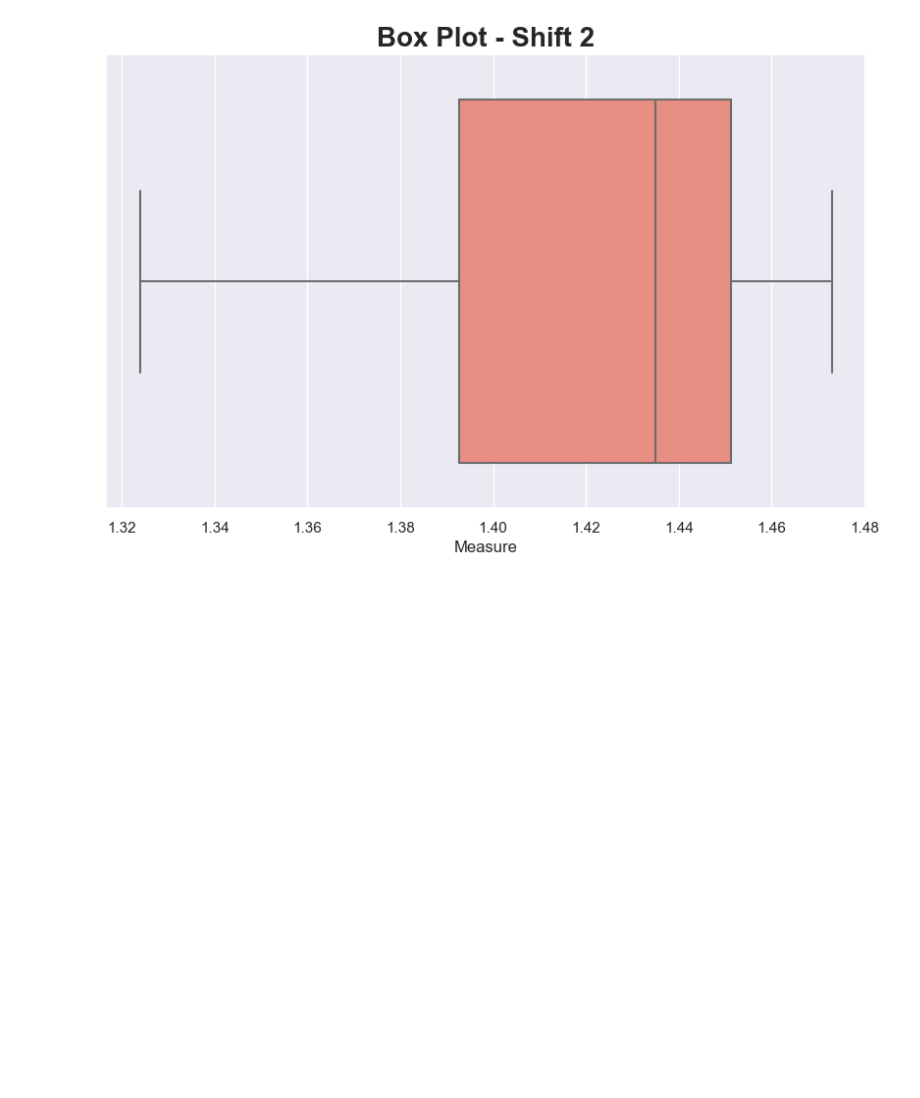
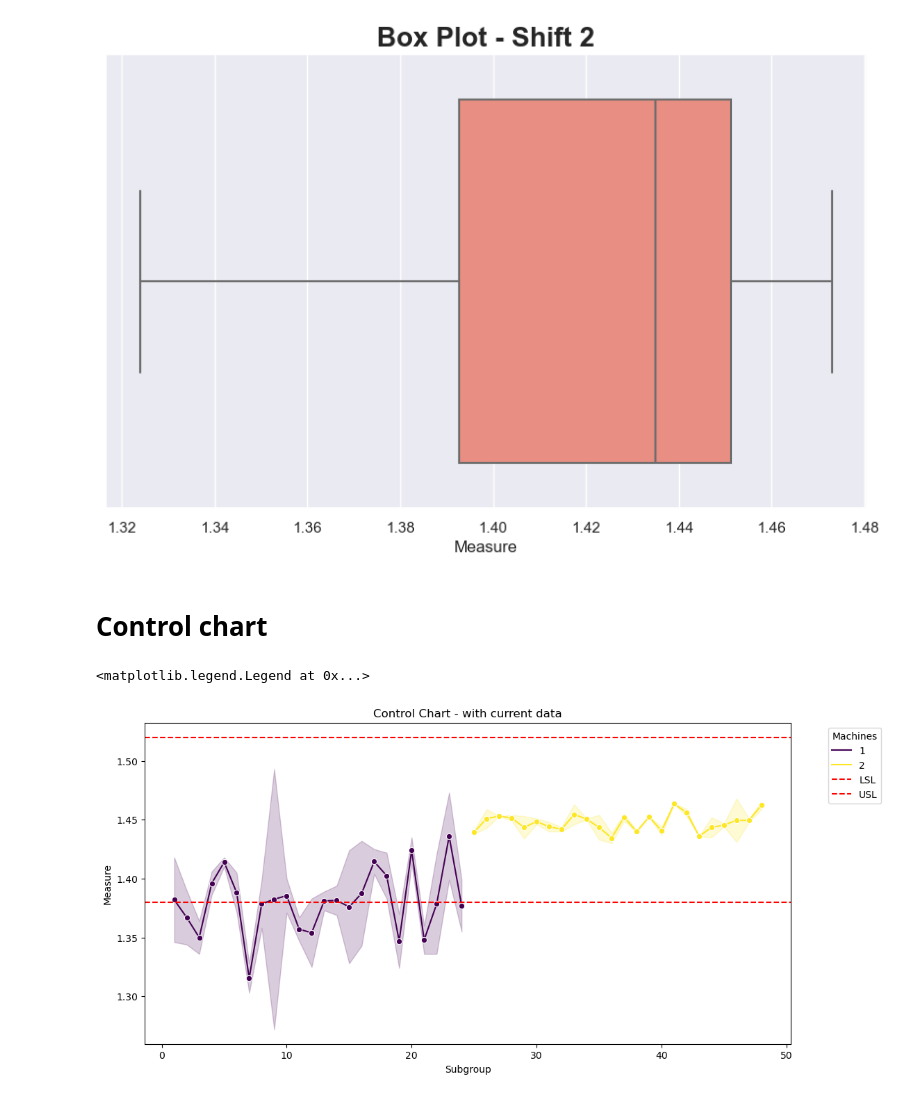
Before and after one commit to daniellreyes/LeanSS, a Jupyter notebook: 2-Measure/Measurement system analysis/Capability_analysis.ipynb, the cells around one changed output. Drawn from its saved outputs; the diff is of its cells as text; code cells hidden in the pictures; blank space fills up the shorter version.

Commit message:
add control module

```diff
--- a/2-Measure/Measurement system analysis/Capability_analysis.ipynb
+++ b/2-Measure/Measurement system analysis/Capability_analysis.ipynb
@@ -352,3 +352,24 @@ max       1.473000
 Name: Measure, dtype: float64
 IQR for Shift 2: 0.058499999999999996
 [figure]
+# %% [markdown]
+# Control chart
+# %%
+# Define control limits
+LSL = 1.38
+USL = 1.52
+
+plt.figure(figsize=(12, 6))
+sns.lineplot(data=df, x='Subgroup', y='Measure', hue='Machine', markers=True, marker='o', palette='viridis')
+
+# Add control limits
+plt.axhline(y=LSL, color='r', linestyle='--', label='LSL')
+plt.axhline(y=USL, color='r', linestyle='--', label='USL')
+
+plt.title('Control Chart - with current data')
+plt.xlabel('Subgroup')
+plt.ylabel('Measure')
+plt.legend(title='Machines', bbox_to_anchor=(1.05, 1), loc='upper left')
+# %% [output]
+<matplotlib.legend.Legend at 0x...>
+[figure, added]
```
Also changed, not shown: 8 other files.
